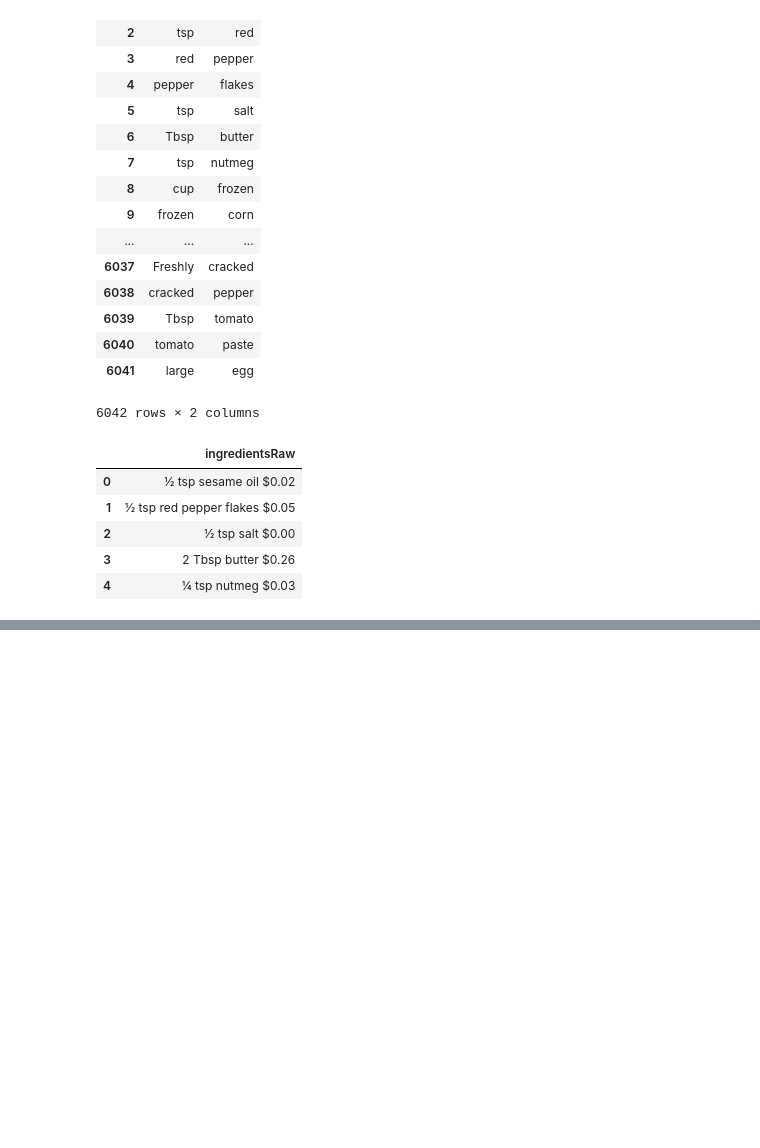
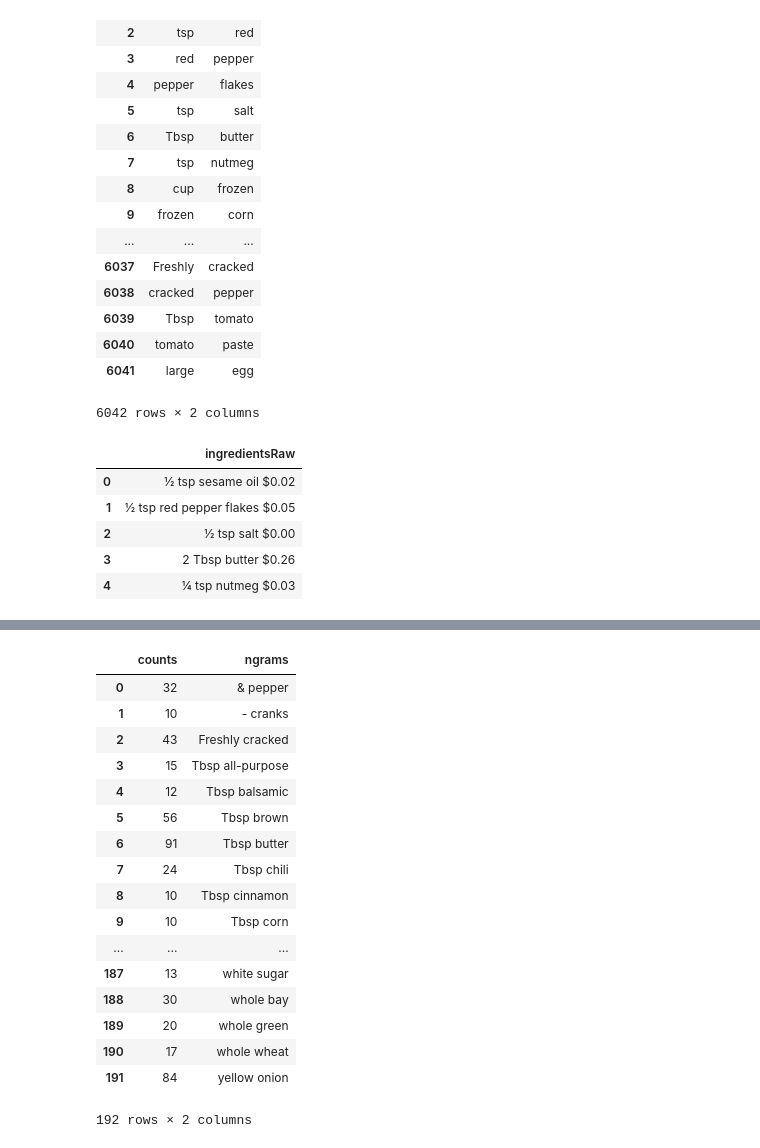
Before and after one commit to mfoos/recipeProject, a Jupyter notebook: data/Recipe_Data_pandas.ipynb, the cells around one changed output, grey strips where cells are left out. Drawn from its saved outputs; the diff is of its cells as text; code cells hidden in the pictures; blank space fills up the shorter version.

```diff
--- a/data/Recipe_Data_pandas.ipynb
+++ b/data/Recipe_Data_pandas.ipynb
@@ -78,0 +142,2 @@ data.iloc[0:5, 0:1]
+# %%
+all_ngrams = list(itertools.chain.from_iterable(ngrams))
@@ -78,0 +148,27 @@ data.iloc[0:5, 0:1]
+# %%
+all_ngrams = map(lambda x: ' '.join(x), all_ngrams)
+# %%
+unique_ngrams, counts = np.unique(all_ngrams, return_counts=True)
+# %%
+ngrams_df = pd.DataFrame({'counts': counts, 'ngrams': unique_ngrams})
+# %%
+ngrams_df
+# %% [output]
+|  | counts | ngrams |
+| 0 | 32 | & pepper |
+| 1 | 10 | - cranks |
+| 2 | 43 | Freshly cracked |
+| 3 | 15 | Tbsp all-purpose |
+| 4 | 12 | Tbsp balsamic |
+| 5 | 56 | Tbsp brown |
+| 6 | 91 | Tbsp butter |
+| 7 | 24 | Tbsp chili |
+| 8 | 10 | Tbsp cinnamon |
+| 9 | 10 | Tbsp corn |
+| ... | ... | ... |
+| 187 | 13 | white sugar |
+| 188 | 30 | whole bay |
+| 189 | 20 | whole green |
+| 190 | 17 | whole wheat |
+| 191 | 84 | yellow onion |
+192 rows × 2 columns
```
Also changed, not shown: parts of 12 cells of this notebook.
